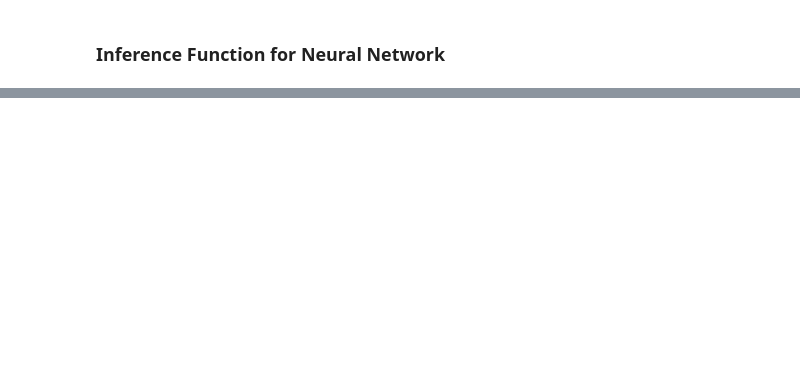
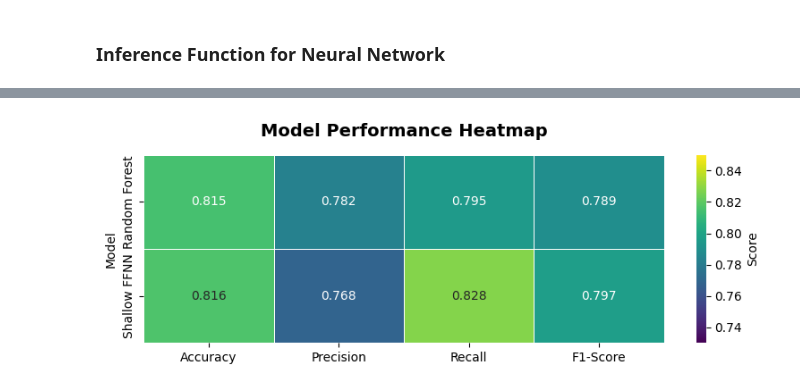
Before and after one commit to seiftarek158/ACL2, a Jupyter notebook: Submission/Finalised_version/submission_1.ipynb, the cells around one changed output, grey strips where cells are left out. Drawn from its saved outputs; the diff is of its cells as text; code cells hidden in the pictures; blank space fills up the shorter version.

```diff
--- a/Submission/Finalised_version/submission_1.ipynb
+++ b/Submission/Finalised_version/submission_1.ipynb
@@ -2007,0 +2391,15 @@ Class: Business Class, Type: Business
+# %%
+# Evaluate FFNN on test set
+y_pred_ffnn_probs = ffnn_model.predict(X_test_scaled)
+y_pred_ffnn = (y_pred_ffnn_probs > 0.5).astype(int).flatten()
+
+print("="*60)
+print("SHALLOW FFNN - RESULTS")
+print("="*60)
+print(f"\nAccuracy:  {accuracy_score(y_test, y_pred_ffnn):.4f}")
+print(f"Precision: {precision_score(y_test, y_pred_ffnn):.4f}")
+print(f"Recall:    {recall_score(y_test, y_pred_ffnn):.4f}")
+print(f"F1-Score:  {f1_score(y_test, y_pred_ffnn):.4f}")
+
+print("\nClassification Report:")
+print(classification_report(y_test, y_pred_ffnn, target_names=['Dissatisfied', 'Satisfied']))
@@ -2007,0 +2466,33 @@ Class: Business Class, Type: Business
+# %%
+comparison_df = pd.DataFrame({
+    'Model': ['Random Forest', 'Shallow FFNN'],
+    'Accuracy': [
+        accuracy_score(y_test, y_pred_rf),
+        accuracy_score(y_test, y_pred_ffnn)
+    ],
+    'Precision': [
+        precision_score(y_test, y_pred_rf),
+        precision_score(y_test, y_pred_ffnn)
+    ],
+    'Recall': [
+        recall_score(y_test, y_pred_rf),
+        recall_score(y_test, y_pred_ffnn)
+    ],
+    'F1-Score': [
+        f1_score(y_test, y_pred_rf),
+        f1_score(y_test, y_pred_ffnn)
+    ]
+})
+
+fig, ax = plt.subplots(figsize=(8, 3))
+heatmap_data = comparison_df.set_index('Model')
+
+sns.heatmap(heatmap_data, annot=True, fmt='.3f', cmap='viridis',
+            vmin=0.73, vmax=0.85, cbar_kws={'label': 'Score'},
+            linewidths=0.5, ax=ax)
+
+ax.set_title('Model Performance Heatmap', fontsize=14, fontweight='bold', pad=15)
+plt.tight_layout()
+plt.show()
+# %% [output]
+[figure, added]
```
Also changed, not shown: parts of 56 cells of this notebook.
